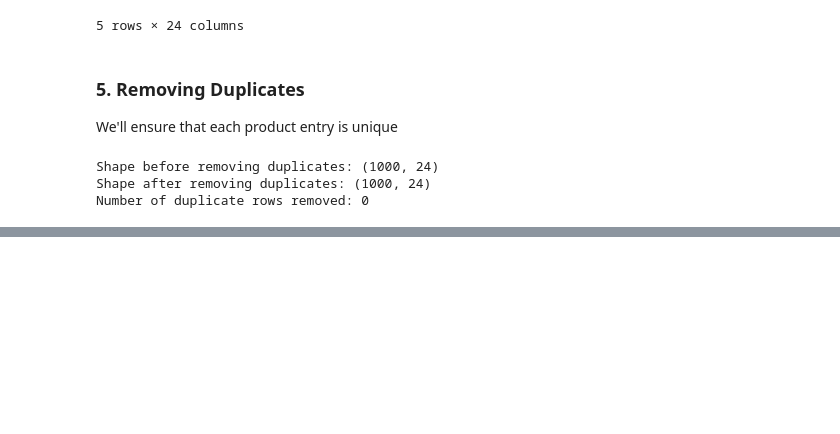
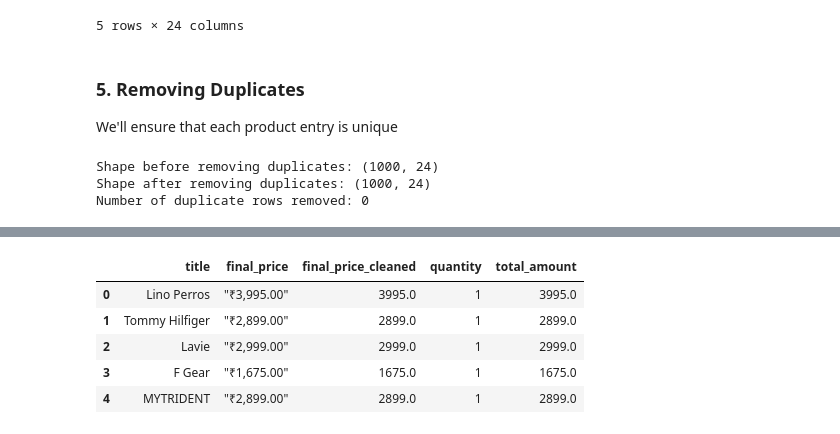
Before and after one commit to nitish4codes/Celebal_Technologies, a Jupyter notebook: assignment.ipynb, the cells around one changed output, grey strips where cells are left out. Saved outputs shown, nothing was run; the diff lists cells and outputs as text; code cells hidden in the pictures; blank space fills up the shorter version.

Commit message:
deriving new column

```diff
--- a/assignment.ipynb
+++ b/assignment.ipynb
@@ -165,0 +169,29 @@ Number of duplicate rows removed: 0
+# %%
+
+# We remove double quotes, currency symbol, and commas
+df['final_price_cleaned'] = df['final_price'].str.replace('"', '', regex=False)
+df['final_price_cleaned'] = df['final_price_cleaned'].str.replace('₹', '', regex=False)
+df['final_price_cleaned'] = df['final_price_cleaned'].str.replace(',', '', regex=False)
+df['final_price_cleaned'] = df['final_price_cleaned'].str.strip()
+
+# Convert to numeric value, coercing errors to NaN (in case there are any non-numeric values left)
+df['final_price_cleaned'] = pd.to_numeric(df['final_price_cleaned'], errors='coerce')
+
+# Handle any remaining NaNs (just in case)
+df['final_price_cleaned'] = df['final_price_cleaned'].fillna(0)
+
+# let us now make a column 'quantity' and fill it with 1 as we are considering this quantity for each product;
+df['quantity'] = 1
+
+#now creating a derived 'total_amount'
+df['total_amount'] = df['final_price_cleaned'] * df['quantity']
+
+#verifying if our math works correctly by showing the relevant columns;
+df[['title', 'final_price', 'final_price_cleaned', 'quantity', 'total_amount']].head()
+# %% [output]
+|  | title | final_price | final_price_cleaned | quantity | total_amount |
+| 0 | Lino Perros | "₹3,995.00" | 3995.0 | 1 | 3995.0 |
+| 1 | Tommy Hilfiger | "₹2,899.00" | 2899.0 | 1 | 2899.0 |
+| 2 | Lavie | "₹2,999.00" | 2999.0 | 1 | 2999.0 |
+| 3 | F Gear | "₹1,675.00" | 1675.0 | 1 | 1675.0 |
+| 4 | MYTRIDENT | "₹2,899.00" | 2899.0 | 1 | 2899.0 |
```
Also changed, not shown: parts of 1 cell of this notebook.
